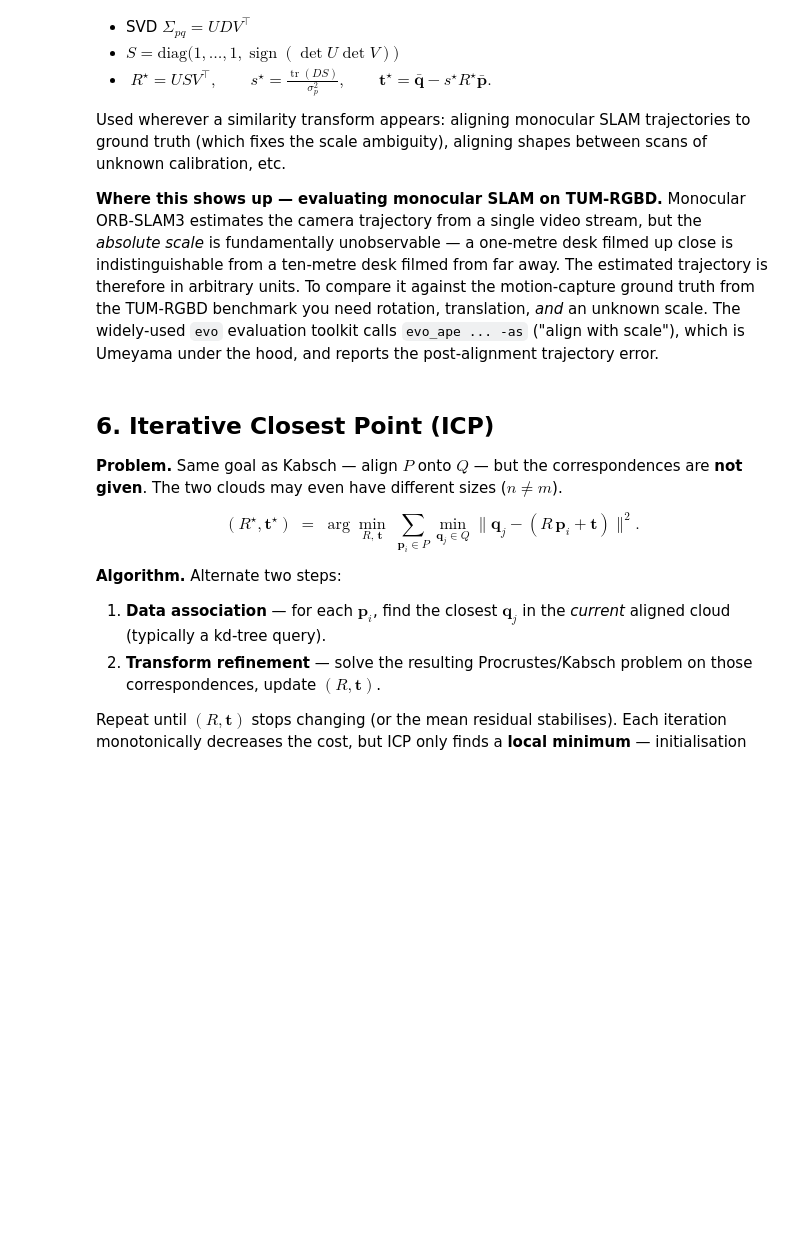
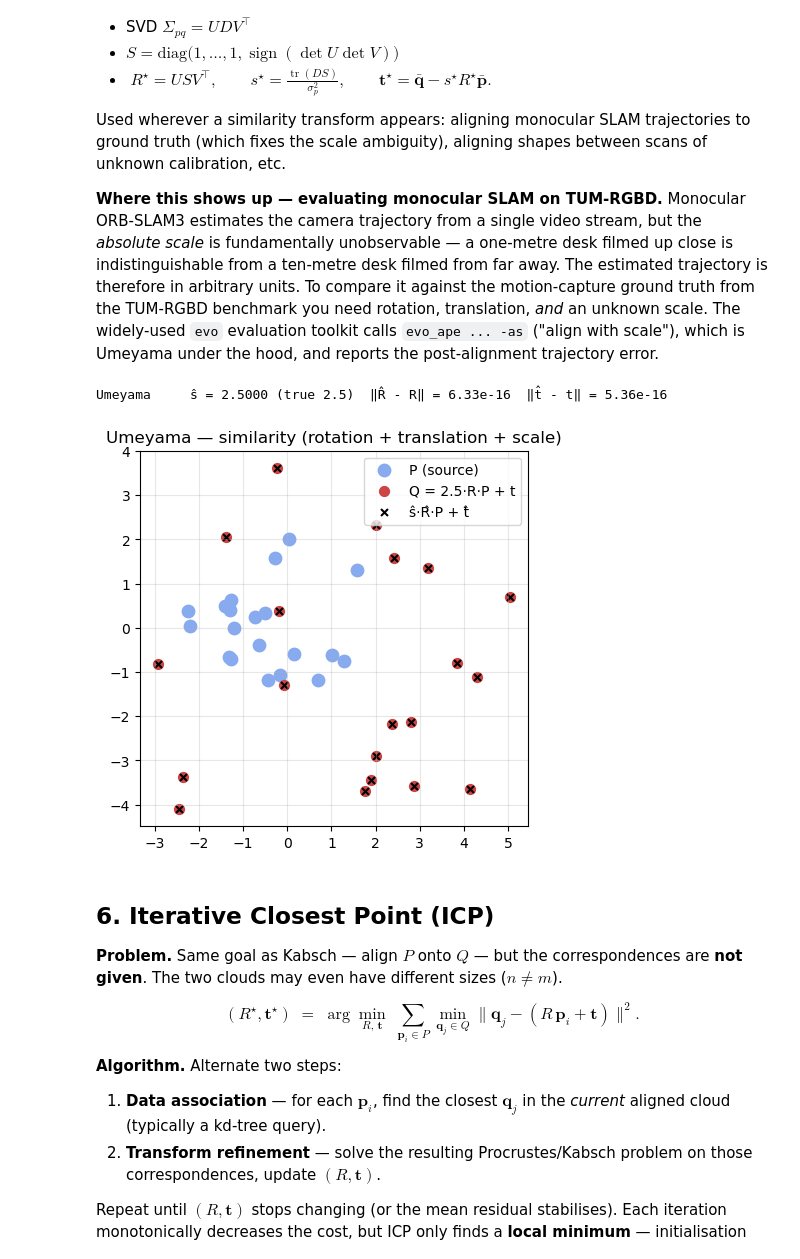
Before and after one commit to behnamasadi/robotic_notes, a Jupyter notebook: docs/shape_analysis.ipynb, the cells around one changed output. Saved outputs shown, nothing was run; the diff lists cells and outputs as text; code cells hidden in the pictures; blank space fills up the shorter version.

```diff
--- a/docs/shape_analysis.ipynb
+++ b/docs/shape_analysis.ipynb
@@ -217,28 +261,40 @@ Used wherever a similarity transform appears: aligning monocular SLAM trajectori
 # %%
 def umeyama(P, Q):
     """Similarity transform (s, R, t) minimising Σ ‖qᵢ - (s R pᵢ + t)‖²."""
     n, d = P.shape
     p_bar = P.mean(axis=0)
     q_bar = Q.mean(axis=0)
     Pc = P - p_bar
     Qc = Q - q_bar
     Sigma_pq = (Qc.T @ Pc) / n
     sigma_p2 = (Pc * Pc).sum() / n
     U, D, Vt = np.linalg.svd(Sigma_pq)
     S = np.eye(d)
     if np.linalg.det(U) * np.linalg.det(Vt) < 0:
         S[-1, -1] = -1
     R = U @ S @ Vt
     s = (D * np.diag(S)).sum() / sigma_p2
     t = q_bar - s * R @ p_bar
     return s, R, t
 
 s_true = 2.5
 Q_scaled = s_true * (P @ R_true.T) + t_true
 s_hat, R_hat, t_hat = umeyama(P, Q_scaled)
-print(f"Umeyama     ŝ = {s_hat:.4f} (true {s_true})  "
+print(f"Umeyama     ŝ = {s_hat:.4f} (true {s_true})  "
       f"‖R̂ - R‖ = {np.linalg.norm(R_hat - R_true):.2e}  "
       f"‖t̂ - t‖ = {np.linalg.norm(t_hat - t_true):.2e}")
+
+fig, ax = plt.subplots(figsize=(5, 5))
+Pt = s_hat * (P @ R_hat.T) + t_hat
+ax.scatter(P[:, 0],         P[:, 1],         s=80, c='#88aaee', label='P (source)')
+ax.scatter(Q_scaled[:, 0],  Q_scaled[:, 1],  s=50, c='#cc4444', label=f'Q = {s_true}·R·P + t')
+ax.scatter(Pt[:, 0],        Pt[:, 1],        s=25, c='black', marker='x', label='ŝ·R̂·P + t̂')
+ax.set_aspect('equal'); ax.grid(alpha=0.3); ax.legend()
+ax.set_title('Umeyama — similarity (rotation + translation + scale)')
+plt.show()
+# %% [output]
+Umeyama     ŝ = 2.5000 (true 2.5)  ‖R̂ - R‖ = 6.33e-16  ‖t̂ - t‖ = 5.36e-16
+[figure, added]
 # %% [markdown]
 ## 6. Iterative Closest Point (ICP)
 
```
Also changed, not shown: parts of 8 cells of this notebook.
